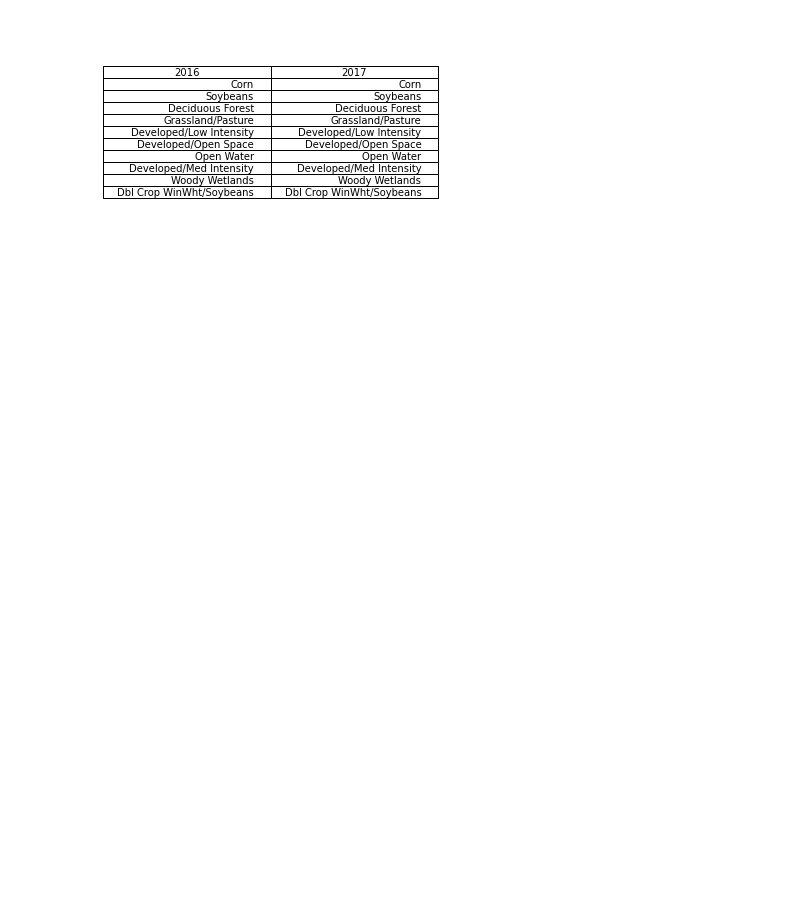
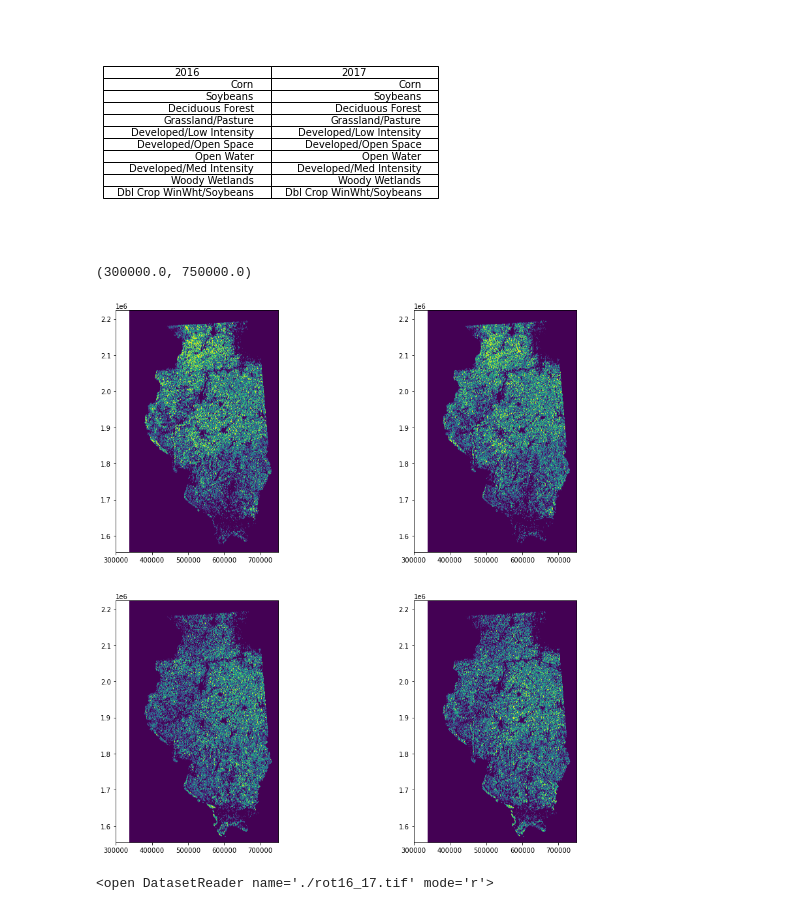
Before and after one commit to iw2/test, a Jupyter notebook: HW2_Werries.ipynb, the cells around one changed output. Cells and saved outputs as stored; diff of their text form; code cells hidden in the pictures; blank space fills up the shorter version.

```diff
--- a/HW2_Werries.ipynb
+++ b/HW2_Werries.ipynb
@@ -197,3 +186,46 @@ table = ax.table(cellText=df.values, colLabels=('2016','2017'), loc='center')
 plt.show()
 # %% [output]
 [figure]
+# %%
+corn_mask16 = IL_raster.read(1) == 1
+bean_mask16 = IL_raster.read(1) == 5
+corn_mask17 = IL_raster2.read(1) == 1
+bean_mask17 = IL_raster2.read(1) == 5
+# %%
+def raster_cfo(raster,filename,mask):
+    x = raster.read(1)
+    img_out = np.zeros(x.shape) # 0 for other
+
+    img_out[mask] = 1 # 1 for crops
+
+    img_out = img_out[np.newaxis,:,:].astype(np.uint8)
+
+    out_meta = raster.meta.copy()
+
+    out_meta['height'] = img_out.shape[1]
+    out_meta['width'] = img_out.shape[2]
+    out_meta['transform'] = raster.transform
+    out_meta['dtype'] = "uint8"
+
+    with rasterio.open("./"+filename+".tif", "w", **out_meta) as dest:
+        dest.write(img_out)
+
+    return rasterio.open("./"+filename+".tif")
+# %%
+corn16 = raster_cfo(IL_raster,'corn16',corn_mask16)
+bean16 = raster_cfo(IL_raster,'bean16',bean_mask16)
+corn17 = raster_cfo(IL_raster2,'corn17',corn_mask17)
+bean17 = raster_cfo(IL_raster2,'bean17',bean_mask17)
+# %%
+fig, ax = plt.subplots(figsize=(15, 15),nrows=2, ncols=2)
+rasterio.plot.show(corn16, ax=ax[0,0])
+rasterio.plot.show(bean16, ax=ax[1,0])
+rasterio.plot.show(corn17, ax=ax[0,1])
+rasterio.plot.show(bean17, ax=ax[1,1])
+ax[0,0].set_xlim(300000,750000)
+ax[1,0].set_xlim(300000,750000)
+ax[0,1].set_xlim(300000,750000)
+ax[1,1].set_xlim(300000,750000)
+# %% [output]
+(300000.0, 750000.0)
+[figure, added]
@@ -199,0 +270,4 @@ plt.show()
+# %%
+rot16_17
+# %% [output]
+<open DatasetReader name='./rot16_17.tif' mode='r'>
```
Also changed, not shown: parts of 7 cells of this notebook.
